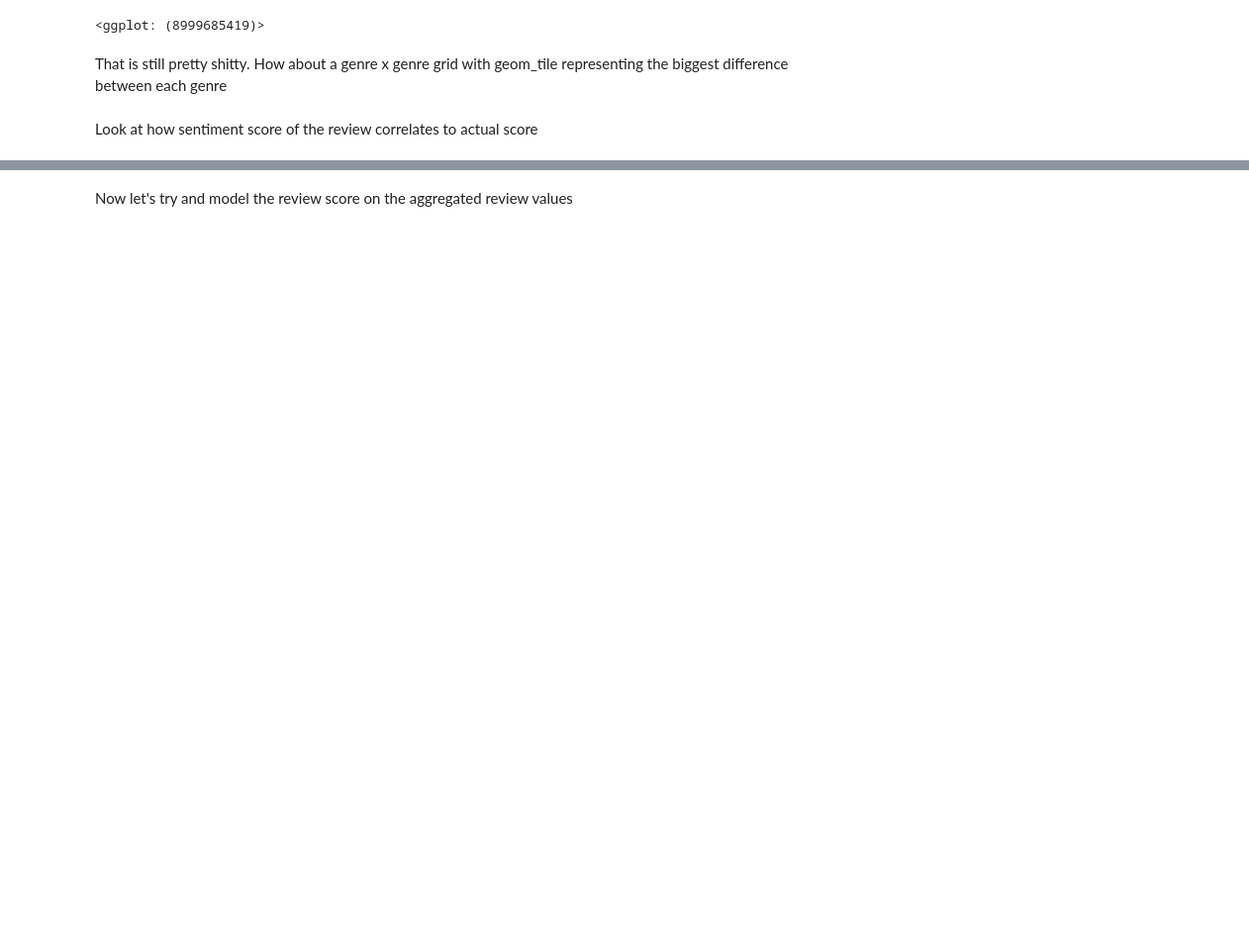
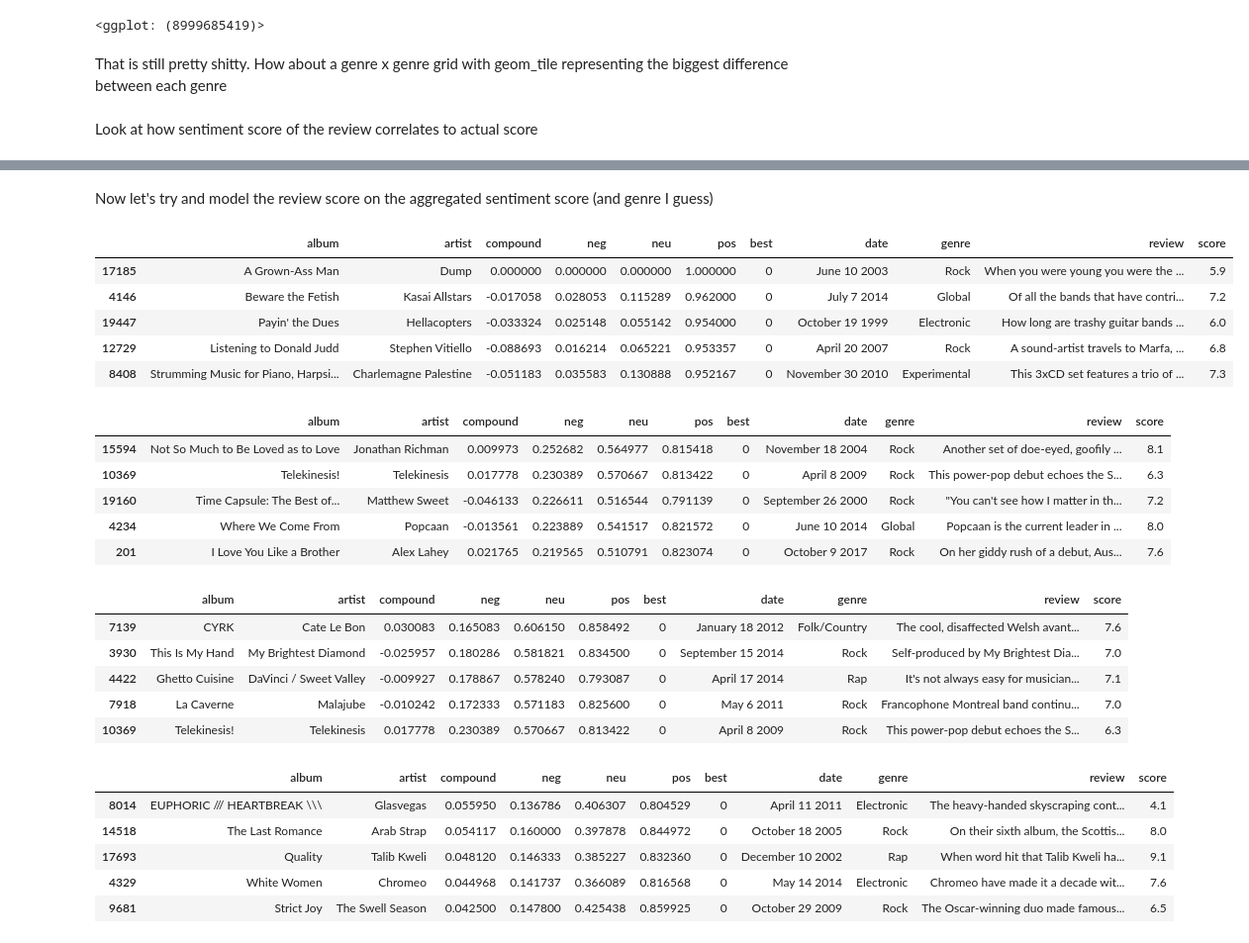
Before and after one commit to sam-harvey/p4k-analysis, a Jupyter notebook: Picthfork EDA.ipynb, the cells around one changed output, grey strips where cells are left out. Shown at 99% size. Drawn from its saved outputs; the diff is of its cells as text; code cells hidden in the pictures; blank space fills up the shorter version.

```diff
--- a/Picthfork EDA.ipynb
+++ b/Picthfork EDA.ipynb
@@ -425,14 +378,23 @@ df_sents
 # %%
 df_review_sent_agg = pd.DataFrame()
 
+analyzer = SentimentIntensityAnalyzer()
+
+uninteretable_reviews = int(0)
+
 #Look out there is a missing review
-df_p4k.ix[13300]
+# df_p4k.iloc[13300]
 
 #Look out there is a garbage review
-df_p4k.ix[17166]
+# df_p4k.iloc[17166]
 
-for index, row in df_p4k[pd.notna(df_p4k.review)].iterrows():
-    print(index)
+for index, row in df_p4k.iterrows():
+
+    #Skip missing rows / where the review is not a string
+    if not isinstance(row['review'], str):
+        uninteretable_reviews += 1
+        continue
+
 
     token = sent_tokenize(row['review'])
     scores = list([["compound",
@@ -441,6 +403,11 @@ for index, row in df_p4k[pd.notna(df_p4k.review)].iterrows():
                   "pos",
                    "album",
                    "artist"]])
+
+    #Skip reviews where no sentences can be tokenized from the review str
+    if len(token) == 0:
+        uninteretable_reviews += 1
+        continue
 
     for j in token:
         #Create sentiment score
@@ -454,6 +421,7 @@ for index, row in df_p4k[pd.notna(df_p4k.review)].iterrows():
         score = list(score) + [row['album'], row['artist']]
         scores.append(score)
 
+    #Create data frame of scores and summarise the mean sentiment
     df_sents = pd.DataFrame(scores, columns = scores.pop(0))
     df_sents = df_sents.groupby(['album', 'artist']).aggregate(np.mean)
     #Need to reset index after grouped operation. This is like having to ungroup() in dplyr syntax
@@ -462,6 +430,10 @@ for index, row in df_p4k[pd.notna(df_p4k.review)].iterrows():
     #If you don't ungroup previously the grouped columns they will appear in the DF but not in its columns attribute
     df_review_sent_agg = df_review_sent_agg.append(df_sents)
 
+#Print the number of missing/unusable reviews
+if uninteretable_reviews > 0:
+    print(str(uninteretable_reviews) + ' reviews could not be parsed.')
+
 #Join back the other fields
 df_review_sent_agg = df_review_sent_agg.merge(right = df_p4k,
                                               how = 'inner',
@@ -498,2 +465,38 @@ df_review_sent_agg
 # %% [markdown]
-Now let's try and model the review score on the aggregated review values
+Now let's try and model the review score on the aggregated sentiment score (and genre I guess)
+# %%
+#Does this look like this is going to work well
+df_review_sent_agg.sort_values('pos', ascending= False).head(5)
+
+df_review_sent_agg.sort_values('neg', ascending= False).head(5)
+
+df_review_sent_agg.sort_values('neu', ascending= False).head(5)
+
+df_review_sent_agg.sort_values('compound', ascending= False).head(5)
+
+#Probably not. Goddamn hipster reviews.
+# %% [output]
+|  | album | artist | compound | neg | neu | pos | best | date | genre | review | score |
+| 17185 | A Grown-Ass Man | Dump | 0.000000 | 0.000000 | 0.000000 | 1.000000 | 0 | June 10 2003 | Rock | When you were young you were the ... | 5.9 |
+| 4146 | Beware the Fetish | Kasai Allstars | -0.017058 | 0.028053 | 0.115289 | 0.962000 | 0 | July 7 2014 | Global | Of all the bands that have contri... | 7.2 |
+| 19447 | Payin' the Dues | Hellacopters | -0.033324 | 0.025148 | 0.055142 | 0.954000 | 0 | October 19 1999 | Electronic | How long are trashy guitar bands ... | 6.0 |
+| 12729 | Listening to Donald Judd | Stephen Vitiello | -0.088693 | 0.016214 | 0.065221 | 0.953357 | 0 | April 20 2007 | Rock | A sound-artist travels to Marfa, ... | 6.8 |
+| 8408 | Strumming Music for Piano, Harpsi... | Charlemagne Palestine | -0.051183 | 0.035583 | 0.130888 | 0.952167 | 0 | November 30 2010 | Experimental | This 3xCD set features a trio of ... | 7.3 |
+|  | album | artist | compound | neg | neu | pos | best | date | genre | review | score |
+| 15594 | Not So Much to Be Loved as to Love | Jonathan Richman | 0.009973 | 0.252682 | 0.564977 | 0.815418 | 0 | November 18 2004 | Rock | Another set of doe-eyed, goofily ... | 8.1 |
+| 10369 | Telekinesis! | Telekinesis | 0.017778 | 0.230389 | 0.570667 | 0.813422 | 0 | April 8 2009 | Rock | This power-pop debut echoes the S... | 6.3 |
+| 19160 | Time Capsule: The Best of... | Matthew Sweet | -0.046133 | 0.226611 | 0.516544 | 0.791139 | 0 | September 26 2000 | Rock | "You can't see how I matter in th... | 7.2 |
+| 4234 | Where We Come From | Popcaan | -0.013561 | 0.223889 | 0.541517 | 0.821572 | 0 | June 10 2014 | Global | Popcaan is the current leader in ... | 8.0 |
+| 201 | I Love You Like a Brother | Alex Lahey | 0.021765 | 0.219565 | 0.510791 | 0.823074 | 0 | October 9 2017 | Rock | On her giddy rush of a debut, Aus... | 7.6 |
+|  | album | artist | compound | neg | neu | pos | best | date | genre | review | score |
+| 7139 | CYRK | Cate Le Bon | 0.030083 | 0.165083 | 0.606150 | 0.858492 | 0 | January 18 2012 | Folk/Country | The cool, disaffected Welsh avant... | 7.6 |
+| 3930 | This Is My Hand | My Brightest Diamond | -0.025957 | 0.180286 | 0.581821 | 0.834500 | 0 | September 15 2014 | Rock | Self-produced by My Brightest Dia... | 7.0 |
+| 4422 | Ghetto Cuisine | DaVinci / Sweet Valley | -0.009927 | 0.178867 | 0.578240 | 0.793087 | 0 | April 17 2014 | Rap | It's not always easy for musician... | 7.1 |
+| 7918 | La Caverne | Malajube | -0.010242 | 0.172333 | 0.571183 | 0.825600 | 0 | May 6 2011 | Rock | Francophone Montreal band continu... | 7.0 |
+| 10369 | Telekinesis! | Telekinesis | 0.017778 | 0.230389 | 0.570667 | 0.813422 | 0 | April 8 2009 | Rock | This power-pop debut echoes the S... | 6.3 |
+|  | album | artist | compound | neg | neu | pos | best | date | genre | review | score |
+| 8014 | EUPHORIC /// HEARTBREAK \\\ | Glasvegas | 0.055950 | 0.136786 | 0.406307 | 0.804529 | 0 | April 11 2011 | Electronic | The heavy-handed skyscraping cont... | 4.1 |
+| 14518 | The Last Romance | Arab Strap | 0.054117 | 0.160000 | 0.397878 | 0.844972 | 0 | October 18 2005 | Rock | On their sixth album, the Scottis... | 8.0 |
+| 17693 | Quality | Talib Kweli | 0.048120 | 0.146333 | 0.385227 | 0.832360 | 0 | December 10 2002 | Rap | When word hit that Talib Kweli ha... | 9.1 |
+| 4329 | White Women | Chromeo | 0.044968 | 0.141737 | 0.366089 | 0.816568 | 0 | May 14 2014 | Electronic | Chromeo have made it a decade wit... | 7.6 |
+| 9681 | Strict Joy | The Swell Season | 0.042500 | 0.147800 | 0.425438 | 0.859925 | 0 | October 29 2009 | Rock | The Oscar-winning duo made famous... | 6.5 |
```
Also changed, not shown: parts of 8 cells of this notebook.
